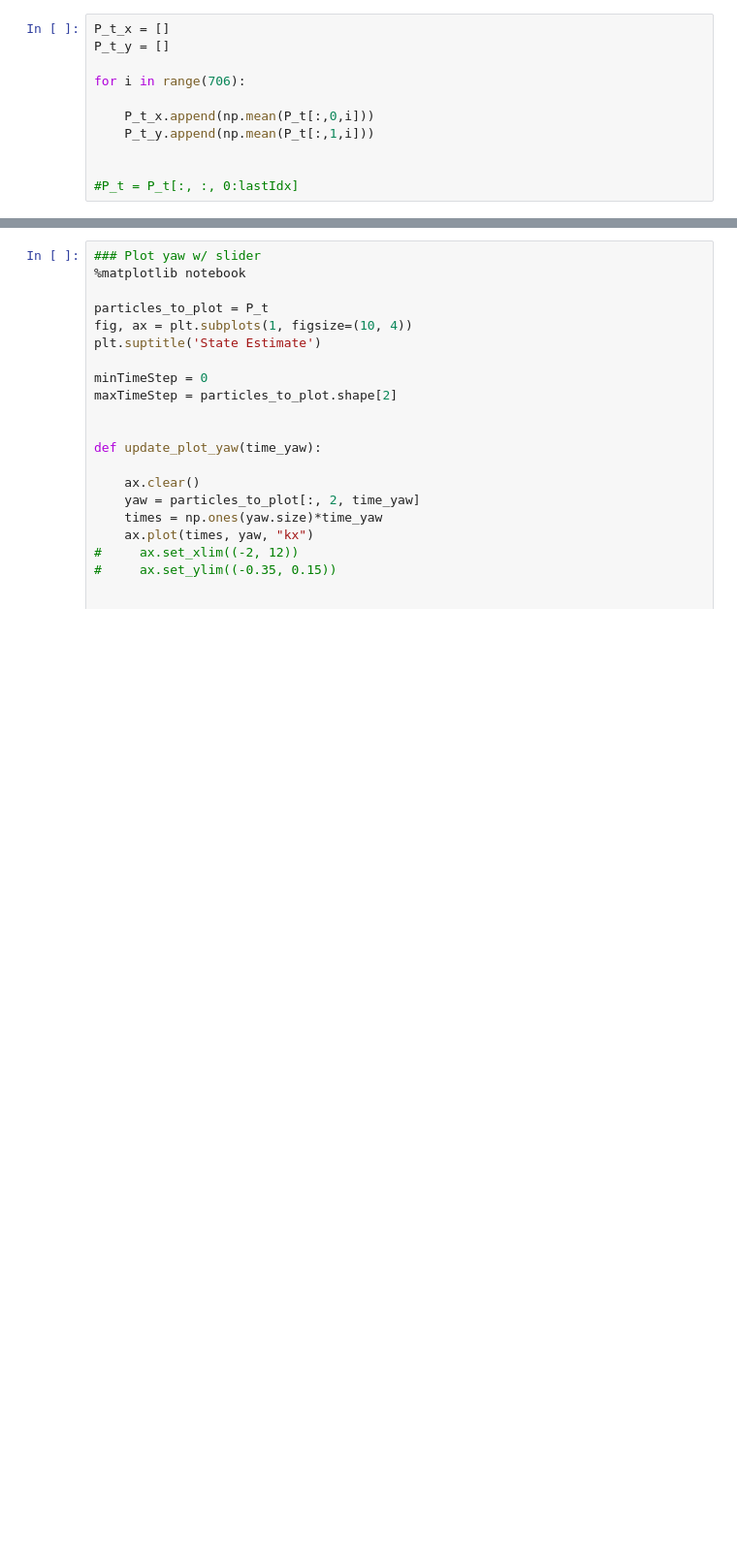
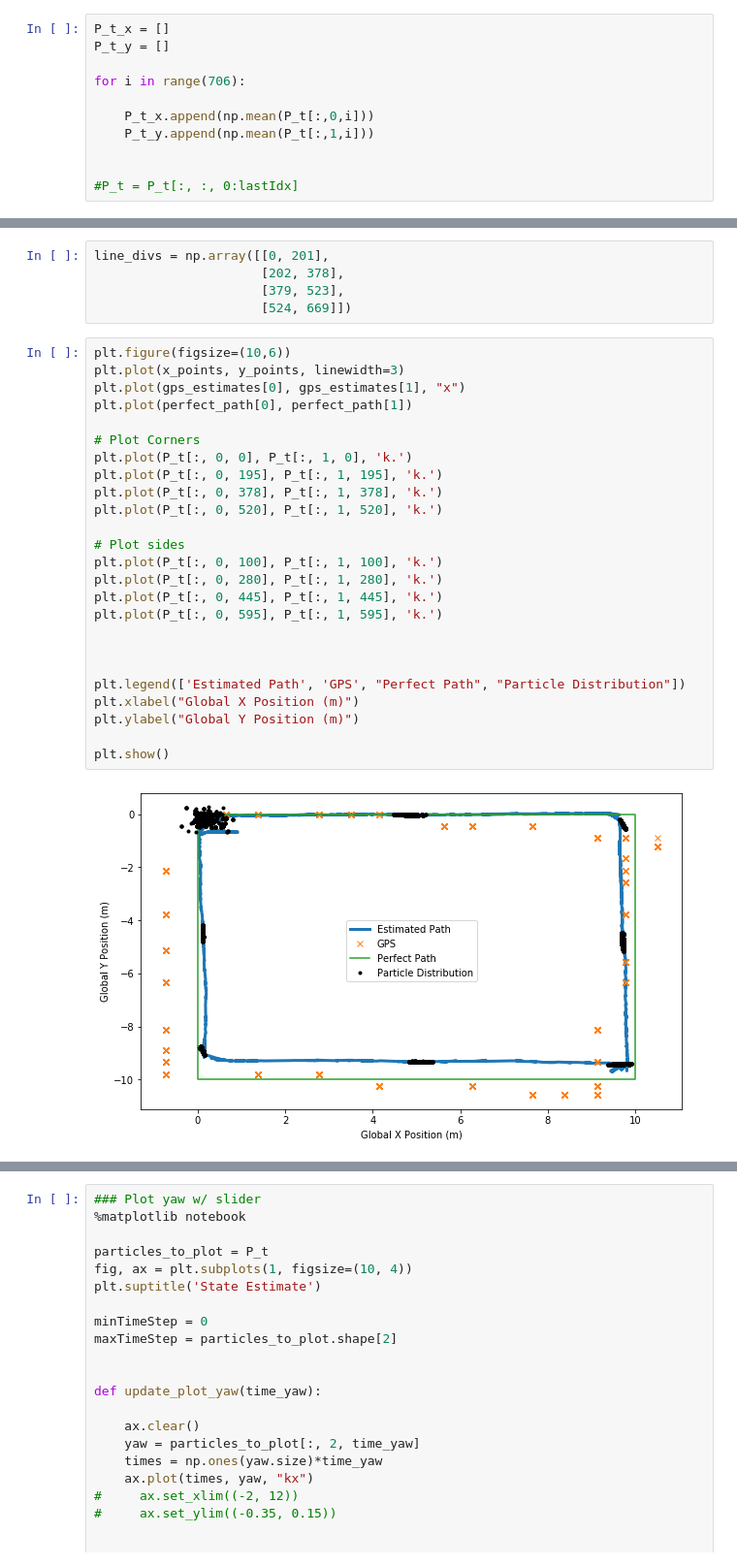
Before and after one commit to clylau/E205_HW4, a Jupyter notebook: hw4.ipynb, the cells around one changed output, grey strips where cells are left out. Shown: that part at 97% size. Drawn from its saved outputs; the diff is of its cells as text; blank space fills up the shorter version.

```diff
--- a/hw4.ipynb
+++ b/hw4.ipynb
@@ -675,0 +736,32 @@ plt.plot(x_points, y_points)
+# %%
+line_divs = np.array([[0, 201],
+                      [202, 378],
+                      [379, 523],
+                      [524, 669]])
+# %%
+plt.figure(figsize=(10,6))
+plt.plot(x_points, y_points, linewidth=3)
+plt.plot(gps_estimates[0], gps_estimates[1], "x")
+plt.plot(perfect_path[0], perfect_path[1])
+
+# Plot Corners
+plt.plot(P_t[:, 0, 0], P_t[:, 1, 0], 'k.')
+plt.plot(P_t[:, 0, 195], P_t[:, 1, 195], 'k.')
+plt.plot(P_t[:, 0, 378], P_t[:, 1, 378], 'k.')
+plt.plot(P_t[:, 0, 520], P_t[:, 1, 520], 'k.')
+
+# Plot sides
+plt.plot(P_t[:, 0, 100], P_t[:, 1, 100], 'k.')
+plt.plot(P_t[:, 0, 280], P_t[:, 1, 280], 'k.')
+plt.plot(P_t[:, 0, 445], P_t[:, 1, 445], 'k.')
+plt.plot(P_t[:, 0, 595], P_t[:, 1, 595], 'k.')
+
+
+
+plt.legend(['Estimated Path', 'GPS', "Perfect Path", "Particle Distribution"])
+plt.xlabel("Global X Position (m)")
+plt.ylabel("Global Y Position (m)")
+
+plt.show()
+# %% [output]
+[figure, added]
```
Also changed, not shown: parts of 17 cells of this notebook.
